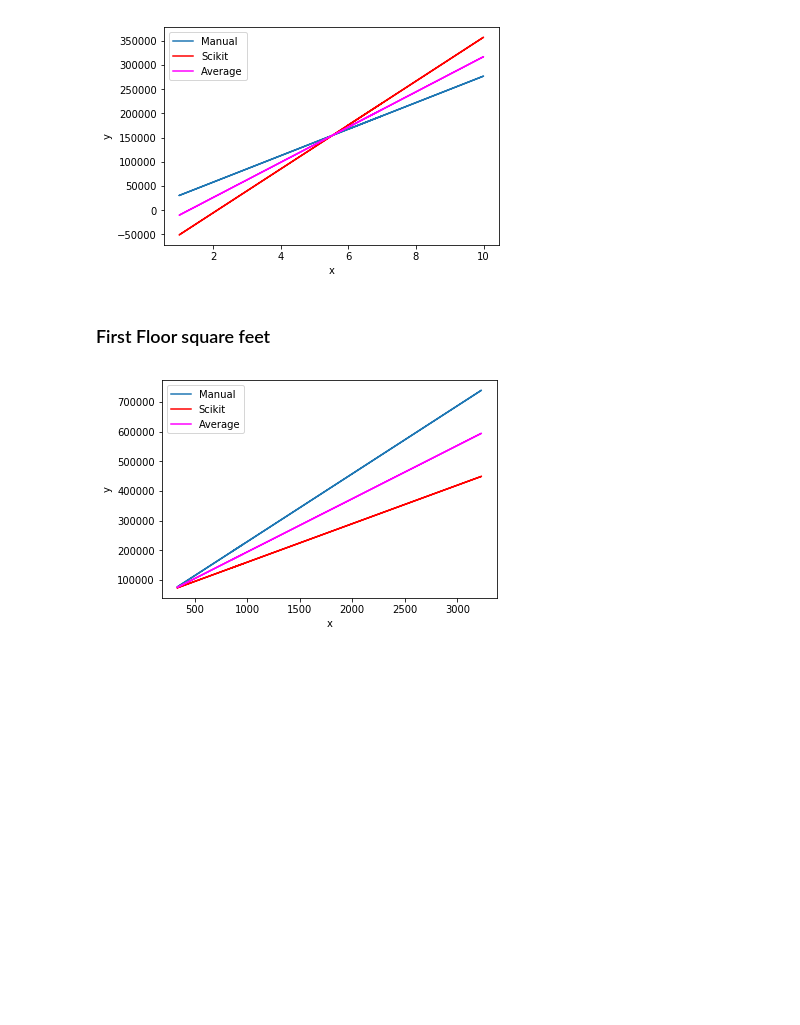
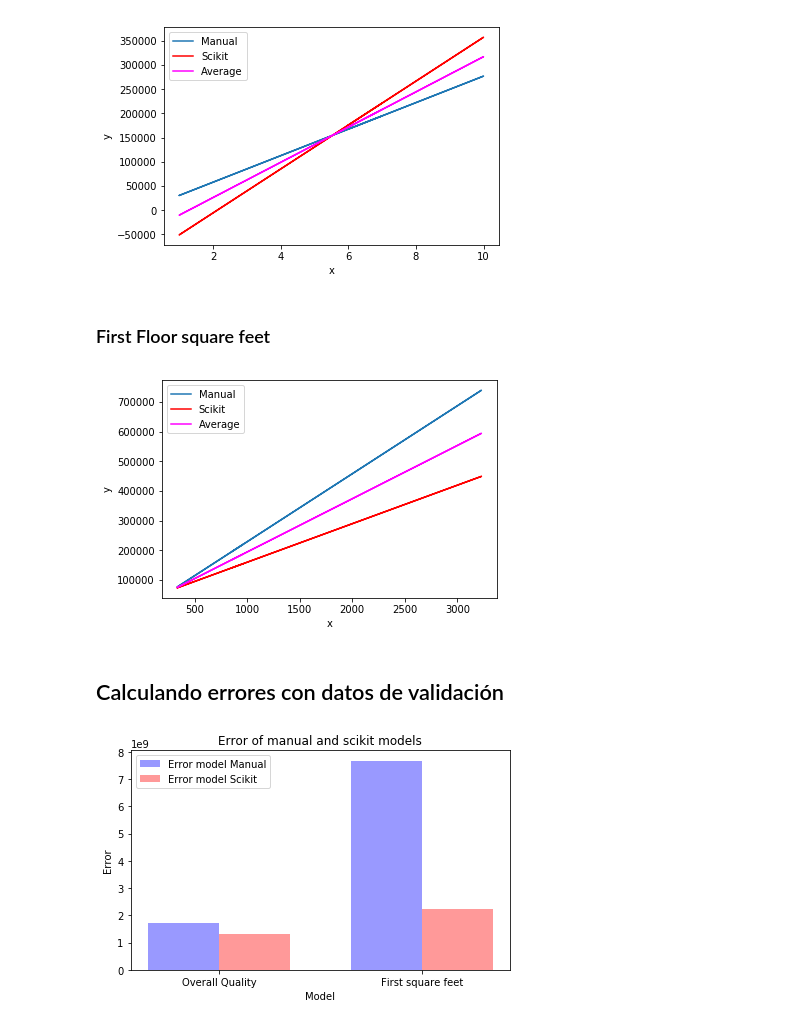
Before and after one commit to kenny08gt/proyecto-ds-python, a Jupyter notebook: proyecto.ipynb, the cells around one changed output. Drawn from its saved outputs; the diff is of its cells as text; code cells hidden in the pictures; blank space fills up the shorter version.

Commit message:
Added error graph

```diff
--- a/proyecto.ipynb
+++ b/proyecto.ipynb
@@ -22,6 +22,10 @@ first_floor_square_feet_td = train_data[:,2]
 total_rooms_td = train_data[:,3]
 year_built_td = train_data[:,4]
 loat_front_td = np.nan_to_num(train_data[:,5])
+
+sale_price_test_d = test_data[:,0]
+overall_quality_test_d = test_data[:,1]
+first_floor_square_feet_test_d = test_data[:,2]
 
 data_labels = ["Sales Price", "Overall material and finish quality", 'First Floor square feet', 'Total rooms above grade', 'Original construction date', 'Linear feet of street connected to property']
 
@@ -279,3 +279,48 @@ pred_fsf_manual, pred_fsf_scikit, pred_fsq_mean = calculate_prediction(modelos_f
 add_prediction_graph(first_floor_square_feet_td, pred_fsf_manual, pred_fsf_scikit, pred_fsq_mean)
 # %% [output]
 [figure]
+# %% [markdown]
+## Calculando errores con datos de validación
+# %%
+def calculate_error_against_test_data(predicted_y, test_y):
+    return 0.5 * np.mean(np.power(test_y - predicted_y, 2))
+
+
+model_scikit_overall_test_data = LinearRegression().fit(overall_quality_test_d.reshape(-1,1), sale_price_test_d)
+pred_overall_manual_test_data, pred_overall_scikit_test_data, pred_overall_mean_test_data = calculate_prediction(modelos_overall_quality[499],model_scikit_overall_test_data, overall_quality_test_d)
+error_overall_manual = calculate_error_against_test_data(pred_overall_manual_test_data, sale_price_test_d)
+error_overall_scikit = calculate_error_against_test_data(pred_overall_scikit_test_data, sale_price_test_d)
+
+model_scikit_fsf_test_data = LinearRegression().fit(first_floor_square_feet_test_d.reshape(-1,1), sale_price_test_d)
+pred_fsf_manual_test_data, pred_fsf_scikit_test_data, pred_fsf_mean_test_data = calculate_prediction(modelos_first_floor_square[19],model_scikit_fsf_test_data, first_floor_square_feet_test_d)
+error_fsf_manual = calculate_error_against_test_data(pred_fsf_manual_test_data, sale_price_test_d)
+error_fsf_scikit = calculate_error_against_test_data(pred_fsf_scikit_test_data, sale_price_test_d)
+
+
+fig, ax = plt.subplots()
+manual_errors = (error_overall_manual, error_fsf_manual)
+scikit_errors = (error_overall_scikit, error_fsf_scikit)
+bar_width = 0.35
+opacity = 0.4
+index = np.arange(2)
+error_config = {'ecolor': '0.3'}
+
+rects1 = ax.bar(index, manual_errors, bar_width,
+                alpha=opacity, color='b',
+                label='Error model Manual')
+
+rects2 = ax.bar(index + bar_width, scikit_errors, bar_width,
+                alpha=opacity, color='r',
+                label='Error model Scikit')
+
+ax.set_xlabel('Model')
+ax.set_ylabel('Error')
+ax.set_title('Error of manual and scikit models')
+ax.set_xticks(index + bar_width / 2)
+ax.set_xticklabels(('Overall Quality', 'First square feet'))
+ax.legend()
+
+fig.tight_layout()
+plt.show()
+# %% [output]
+[figure, added]
```
Also changed, not shown: parts of 2 cells of this notebook, 1 other file.
